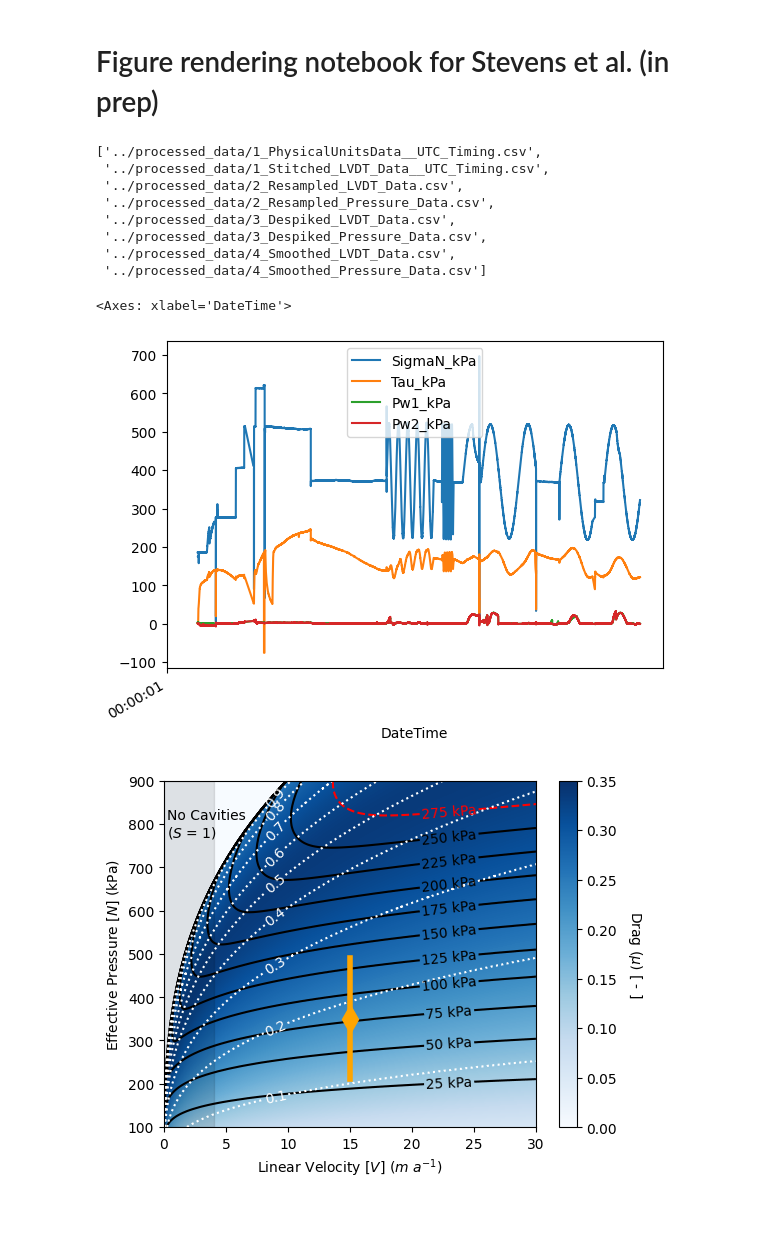
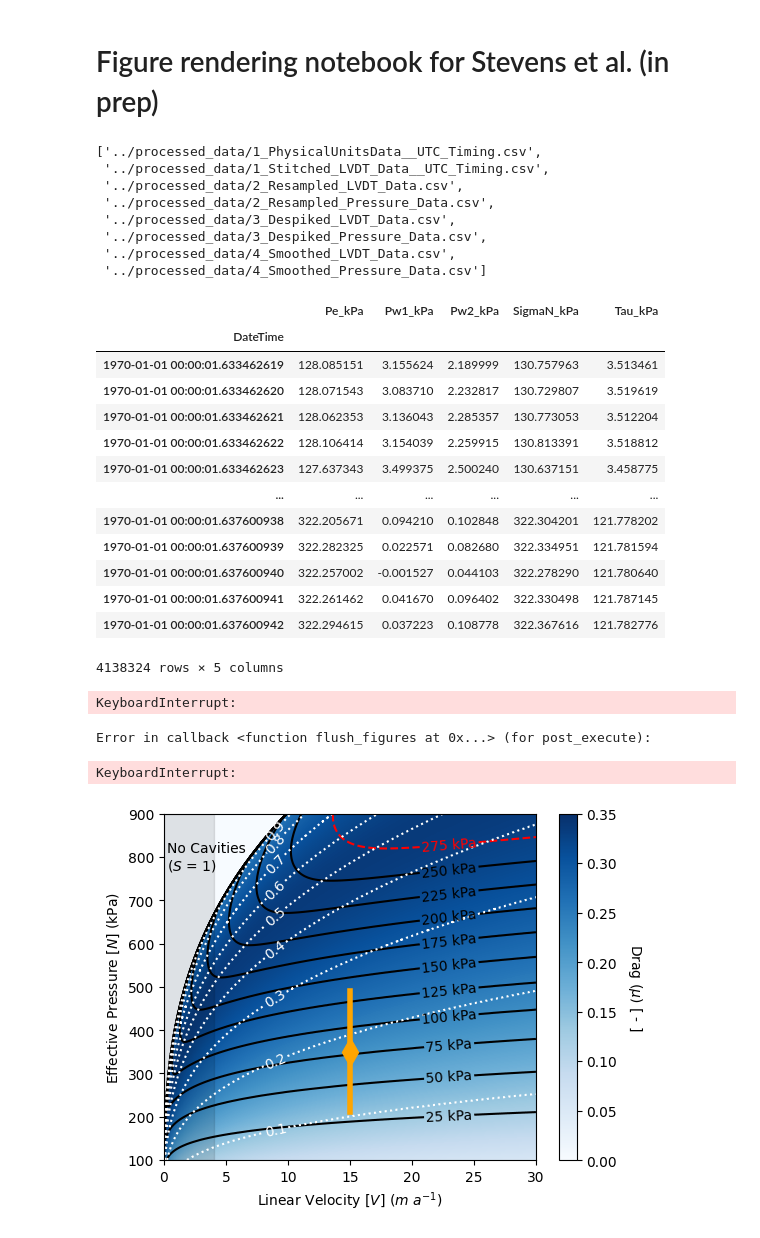
Before and after one commit to nts345045/CRSD_CNSB, a Jupyter notebook: figures/figure_development.ipynb, the cells around one changed output. Cells and saved outputs as stored; diff of their text form; code cells hidden in the pictures.

```diff
--- a/figures/figure_development.ipynb
+++ b/figures/figure_development.ipynb
@@ -9,27 +9,43 @@ import numpy as np
 # %%
 # Figure S1: Signal Procesing Checks
 files = glob.glob(os.path.join('..','processed_data','[1-5]_*.csv'))
 files.sort()
 display(files)
 
-df = pd.read_csv(files[0])
+df = pd.read_csv(files[-1])
 df.index = pd.to_datetime(df.Epoch_UTC)
 df.index.name='DateTime'
 df.drop(['Epoch_UTC'], axis=1, inplace=True)
+display(df)
 dfd = df.iloc[::10,:]
 # figS1 = plt.figure()
 dfd.plot()
 # %% [output]
 ['../processed_data/1_PhysicalUnitsData__UTC_Timing.csv',
  '../processed_data/1_Stitched_LVDT_Data__UTC_Timing.csv',
  '../processed_data/2_Resampled_LVDT_Data.csv',
  '../processed_data/2_Resampled_Pressure_Data.csv',
  '../processed_data/3_Despiked_LVDT_Data.csv',
  '../processed_data/3_Despiked_Pressure_Data.csv',
  '../processed_data/4_Smoothed_LVDT_Data.csv',
  '../processed_data/4_Smoothed_Pressure_Data.csv']
+|  | Pe_kPa | Pw1_kPa | Pw2_kPa | SigmaN_kPa | Tau_kPa |
+| DateTime |  |  |  |  |  |
+| 1970-01-01 00:00:01.633462619 | 128.085151 | 3.155624 | 2.189999 | 130.757963 | 3.513461 |
+| 1970-01-01 00:00:01.633462620 | 128.071543 | 3.083710 | 2.232817 | 130.729807 | 3.519619 |
+| 1970-01-01 00:00:01.633462621 | 128.062353 | 3.136043 | 2.285357 | 130.773053 | 3.512204 |
+| 1970-01-01 00:00:01.633462622 | 128.106414 | 3.154039 | 2.259915 | 130.813391 | 3.518812 |
+| 1970-01-01 00:00:01.633462623 | 127.637343 | 3.499375 | 2.500240 | 130.637151 | 3.458775 |
+| ... | ... | ... | ... | ... | ... |
+| 1970-01-01 00:00:01.637600938 | 322.205671 | 0.094210 | 0.102848 | 322.304201 | 121.778202 |
+| 1970-01-01 00:00:01.637600939 | 322.282325 | 0.022571 | 0.082680 | 322.334951 | 121.781594 |
+| 1970-01-01 00:00:01.637600940 | 322.257002 | -0.001527 | 0.044103 | 322.278290 | 121.780640 |
+| 1970-01-01 00:00:01.637600941 | 322.261462 | 0.041670 | 0.096402 | 322.330498 | 121.787145 |
+| 1970-01-01 00:00:01.637600942 | 322.294615 | 0.037223 | 0.108778 | 322.367616 | 121.782776 |
-<Axes: xlabel='DateTime'>
+4138324 rows × 5 columns
-[figure, removed]
+KeyboardInterrupt:
+Error in callback <function flush_figures at 0x...> (for post_execute):
+KeyboardInterrupt:
 # %%
 # Figure 2: Load Model parameter space data
 path = os.path.join('..','results','model')
```
Also changed, not shown: parts of 3 cells of this notebook.
